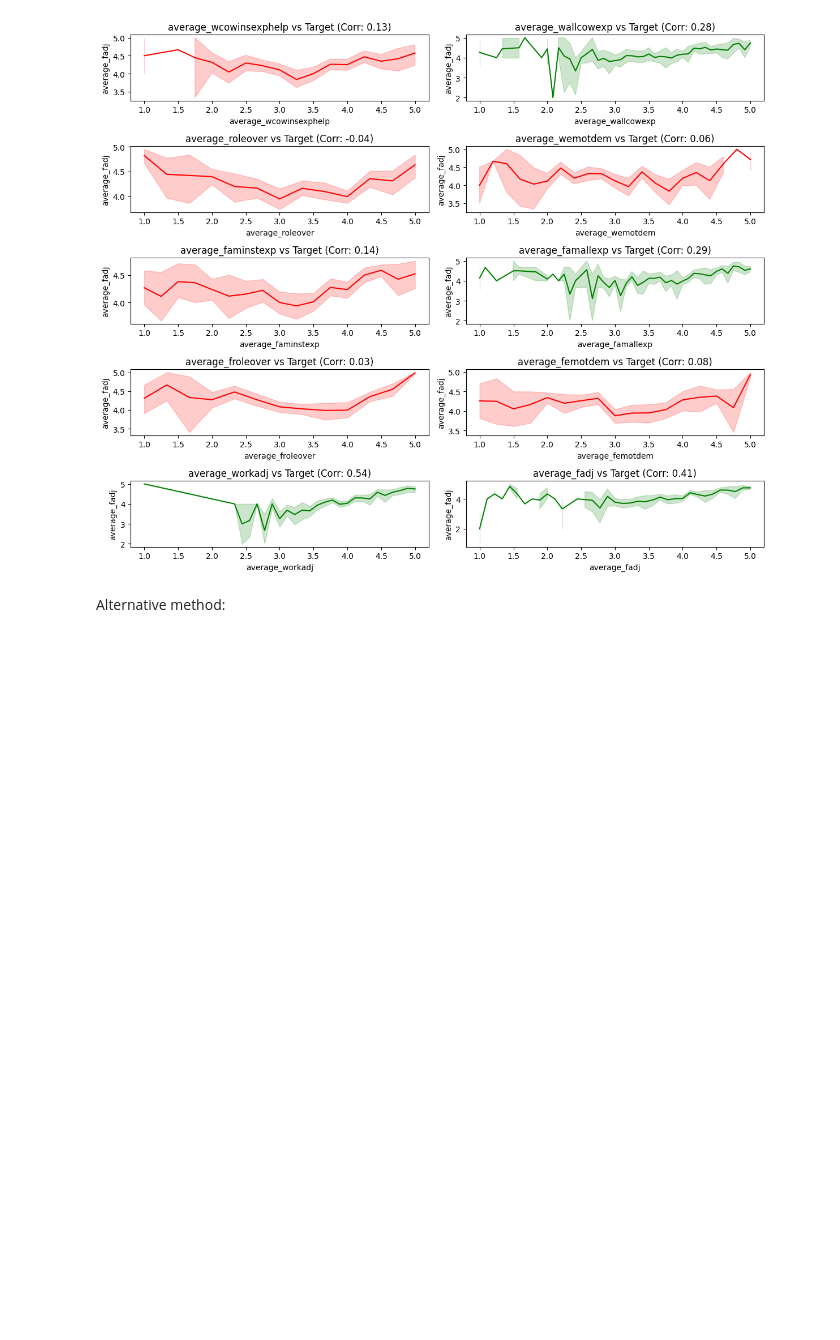
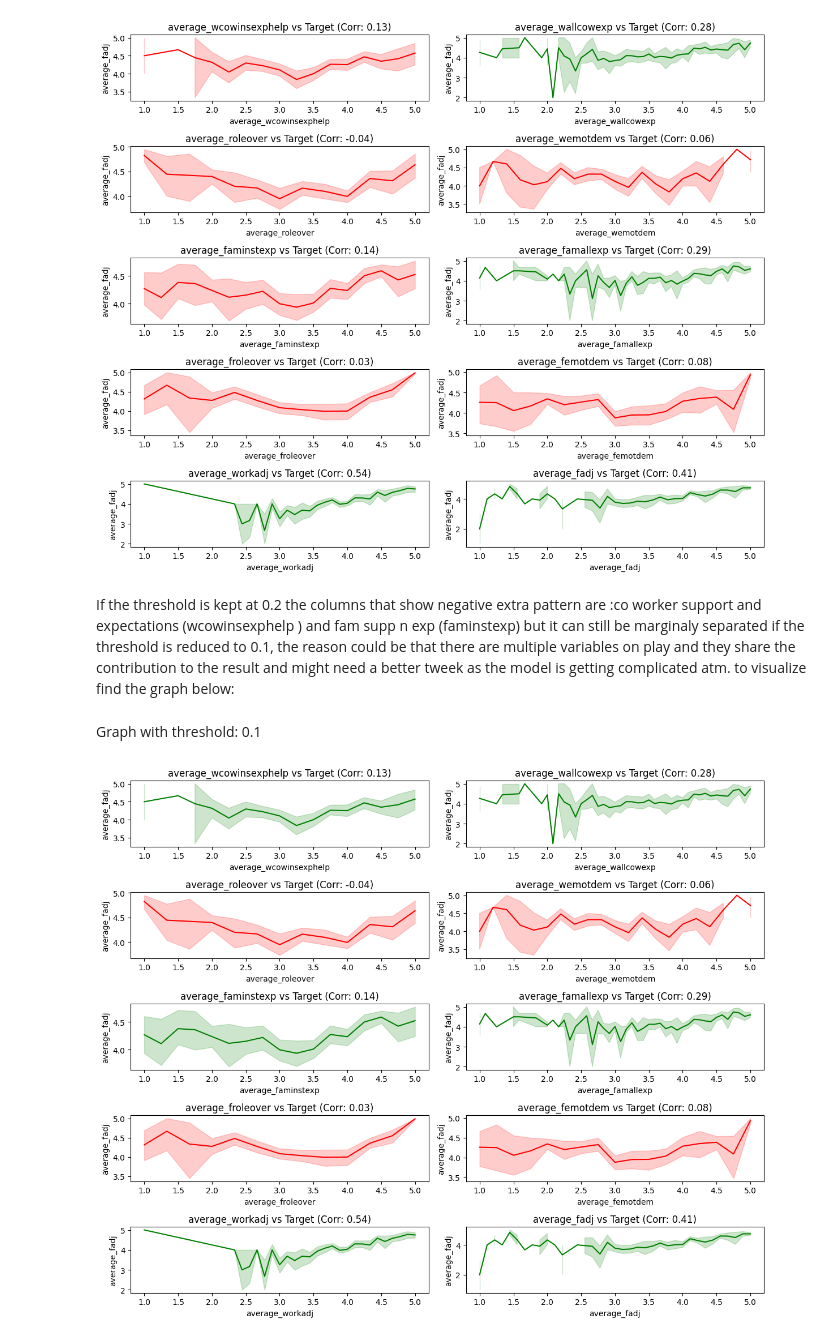
Before and after one commit to reema-dass26/Interdiciplinary_project_WU, a Jupyter notebook: source/updated_model_3_model2.ipynb, the cells around one changed output. Cells and saved outputs as stored; diff of their text form; code cells hidden in the pictures; blank space fills up the shorter version.

```diff
--- a/source/updated_model_3_model2.ipynb
+++ b/source/updated_model_3_model2.ipynb
@@ -449,5 +416,50 @@ plt.tight_layout()
 plt.show()
 # %% [output]
 [figure]
-# %% [markdown]
-Alternative method:
+# %% [markdown]
+If the threshold is kept at 0.2 the columns that show negative extra pattern are :co worker support and expectations (wcowinsexphelp ) and fam supp n exp (faminstexp) but it can still be marginaly separated if the threshold is reduced to 0.1, the reason could be that there are multiple variables on play and they share the contribution to the result and might need a better tweek as the model is getting complicated atm. to visualize find the graph below:
+# %% [markdown]
+Graph with threshold: 0.1
+# %%
+import matplotlib.pyplot as plt
+import seaborn as sns
+import numpy as np
+
+# Calculate the correlation between each feature and the target
+correlations = X.corrwith(y)
+
+# Create a 2x2 grid of subplots (2 rows, 2 columns)
+fig, axs = plt.subplots(5, 2, figsize=(12, 10))
+
+# List of features to plot
+features = ['average_wcowinsexphelp', 'average_wallcowexp', 'average_roleover', 'average_wemotdem','average_faminstexp', 'average_famallexp', 'average_froleover','average_femotdem','average_workadj','average_fadj']
+
+# Flatten the axes array for easier indexing
+axs = axs.flatten()
+
+# Loop through the features and plot each one in a subplot
+for i, feature in enumerate(features):
+    # Get the correlation for the current feature
+    corr = correlations[feature]
+
+    # Set the color based on the correlation
+    if corr > 0.1:
+        color = 'green'  # Positive correlation
+    elif corr < 0.1:
+        color = 'red'    # Negative correlation
+    else:
+        color = 'blue'   # No correlation or neutral
+
+    # Create a line plot
+    sns.lineplot(x=X[feature], y=y, ax=axs[i], color=color)
+    axs[i].set_title(f"{feature} vs Target (Corr: {corr:.2f})")
+    axs[i].set_xlabel(feature)
+    axs[i].set_ylabel("average_fadj")
+
+# Adjust the layout so that plots do not overlap
+plt.tight_layout()
+
+# Show the plots
+plt.show()
+# %% [output]
+[figure, added]
```
Also changed, not shown: parts of 8 cells of this notebook, 4 other files.
